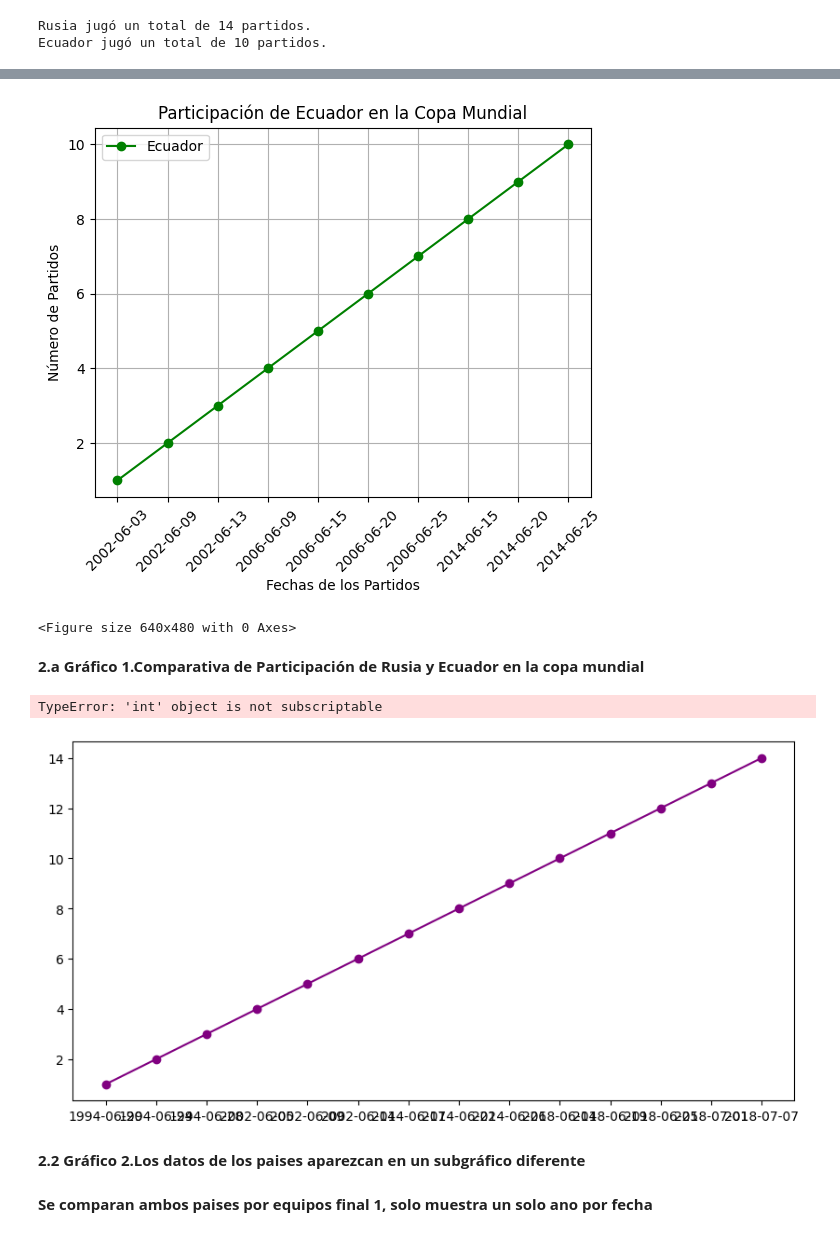
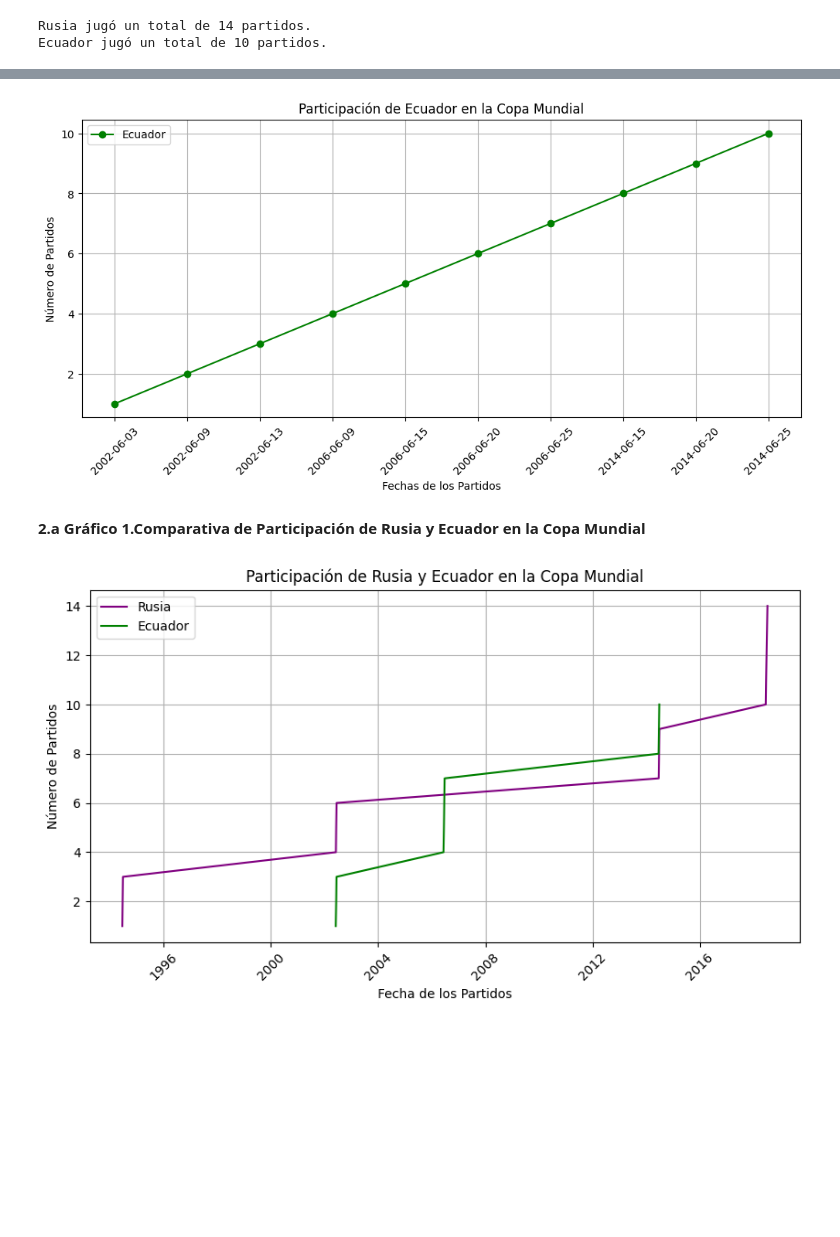
Before and after one commit to IsabelGonzalezR/Python-Classes, a Jupyter notebook: Tasks/3 Task 3/Task #3.ipynb, the cells around one changed output, grey strips where cells are left out. Cells and saved outputs as stored; diff of their text form; code cells hidden in the pictures; blank space fills up the shorter version.

```diff
--- a/Tasks/3 Task 3/Task #3.ipynb
+++ b/Tasks/3 Task 3/Task #3.ipynb
@@ -104,17 +111,17 @@ partidos_Ecuador_total = partidos_fifa_copa_mundial[(partidos_fifa_copa_mundial[
 partidos_Ecuador_total = partidos_Ecuador_total.sort_values('fecha')
 # %%
 # Participación de Ecuador en la Copa Mundial
+plt.figure(figsize=(12, 5))
 plt.plot(partidos_Ecuador_total['fecha'], range(1, len(partidos_Ecuador_total) + 1), marker='o', linestyle='-', color='green', label='Ecuador')
 plt.title('Participación de Ecuador en la Copa Mundial')
 plt.xlabel('Fechas de los Partidos')
 plt.ylabel('Número de Partidos')
 plt.legend()
 plt.xticks(rotation=45)
 plt.grid(True)
+plt.savefig('participacion_ecuador.png') #Guardando Figura
 plt.show()
-plt.savefig('mi_figura.tiff') #Guardando Figura
 # %% [output]
-[figure, old version]
+[figure, new version]
-<Figure size 640x480 with 0 Axes>
 # %% [markdown]
-**2.a Gráfico 1.Comparativa de Participación de Rusia y Ecuador en la copa mundial**
+**2.a Gráfico 1.Comparativa de Participación de Rusia y Ecuador en la Copa Mundial**
@@ -121,30 +131,15 @@ plt.savefig('mi_figura.tiff') #Guardando Figura
 # %%
-import matplotlib.pyplot as plt
-
-# Supongamos que tienes DataFrames 'partidos_Rusia_total' y 'partidos_Ecuador_total' ordenados por fecha
-
-plt.figure(figsize=(10, 5))  # Tamaño del gráfico
-
-# Crear el gráfico de línea para Rusia
-plt.plot(partidos_Rusia_total['fecha'], range(1, len(partidos_Rusia_total) + 1), marker='o', linestyle='-', color='purple', label='Rusia')
-
-# Crear el gráfico de línea para Ecuador
-plt.plot(partidos_Ecuador_total['fecha'], range(1, len(partidos_Ecuador_total) + 1), marker='o', linestyle='-', color='green', label='Ecuador')
-
-# Personalizar el gráfico (títulos, etiquetas, leyenda, etc.)
+# Participación de Rusia y Ecuador en la Copa Mundial
+plt.figure(figsize=(10, 5))
+plt.plot(partidos_Rusia_total['fecha'], range(1, len(partidos_Rusia_total) + 1), label='Rusia', color='purple')
+plt.plot(partidos_Ecuador_total['fecha'], range(1, len(partidos_Ecuador_total) + 1), label='Ecuador', color='green')
+plt.xlabel('Fecha de los Partidos')
+plt.ylabel('Número de Partidos')
 plt.title('Participación de Rusia y Ecuador en la Copa Mundial')
-plt.xlabel('Fechas de los Partidos')
-plt.ylabel('Número de Partidos')
-plt.legend()  # Mostrar la leyenda
-
-# Mostrar el gráfico
+plt.legend()
 plt.xticks(rotation=45)
-plt.grid(True)  # Mostrar una cuadrícula
+plt.grid(True)
+plt.savefig('participacion_rusia_ecuador.png') #Guardando Figura
 plt.show()
 # %% [output]
-TypeError: 'int' object is not subscriptable
-[figure, old version]
+[figure, new version]
-# %% [markdown]
-**2.2 Gráfico 2.Los datos de los paises aparezcan en un subgráfico diferente**
-# %% [markdown]
-**Se comparan ambos paises por equipos final 1, solo muestra un solo ano por fecha**
```
Also changed, not shown: parts of 13 cells of this notebook.
